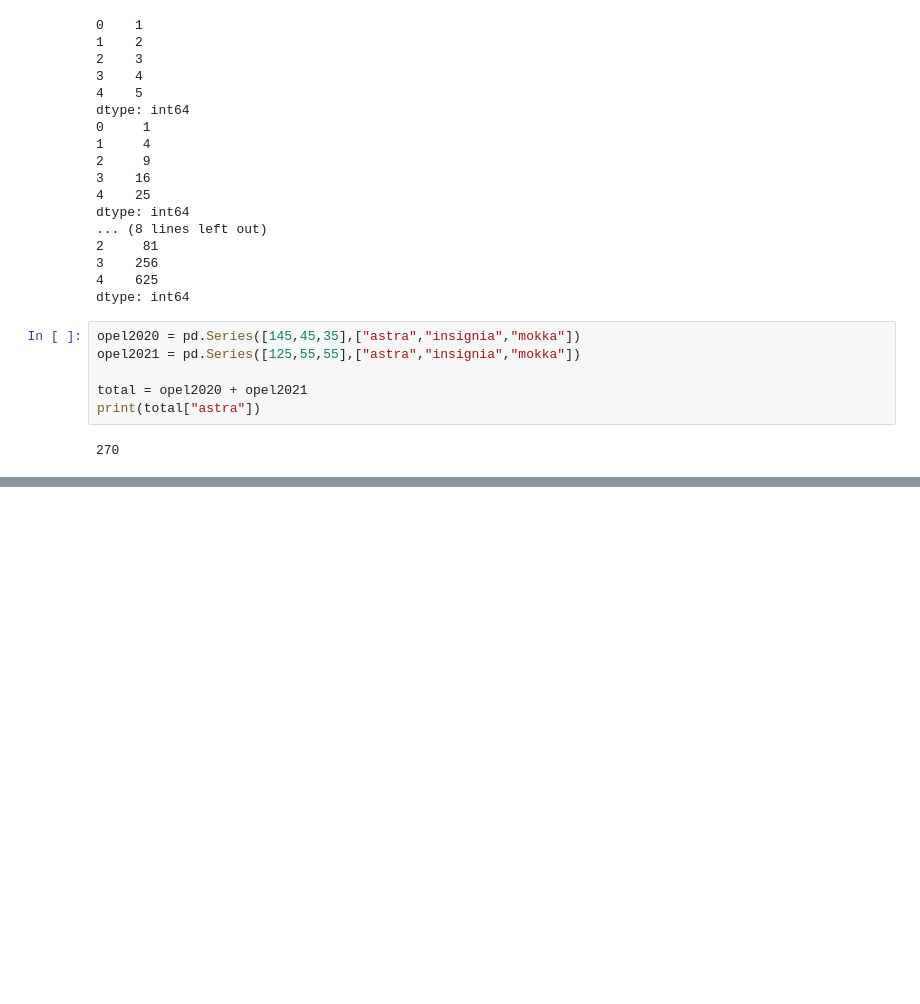
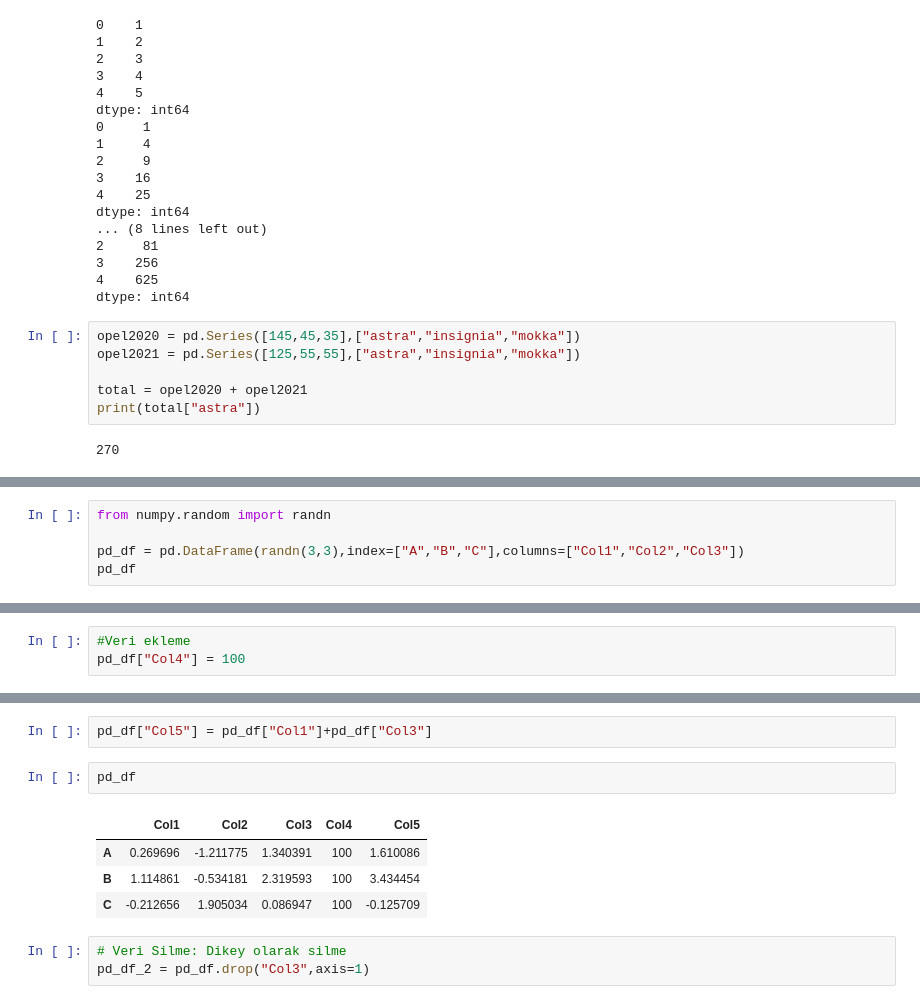
Before and after one commit to mhmtdmr/3401_23, a Jupyter notebook: 3 - pandas.ipynb, the cells around one changed output, grey strips where cells are left out. Drawn from its saved outputs; the diff is of its cells as text; blank space fills up the shorter version.

```diff
--- a/3 - pandas.ipynb
+++ b/3 - pandas.ipynb
@@ -110,0 +118,5 @@ print(total["astra"])
+# %%
+from numpy.random import randn
+
+pd_df = pd.DataFrame(randn(3,3),index=["A","B","C"],columns=["Col1","Col2","Col3"])
+pd_df
@@ -110,0 +225,3 @@ print(total["astra"])
+# %%
+#Veri ekleme
+pd_df["Col4"] = 100
@@ -110,0 +235,12 @@ print(total["astra"])
+# %%
+pd_df["Col5"] = pd_df["Col1"]+pd_df["Col3"]
+# %%
+pd_df
+# %% [output]
+|  | Col1 | Col2 | Col3 | Col4 | Col5 |
+| A | 0.269696 | -1.211775 | 1.340391 | 100 | 1.610086 |
+| B | 1.114861 | -0.534181 | 2.319593 | 100 | 3.434454 |
+| C | -0.212656 | 1.905034 | 0.086947 | 100 | -0.125709 |
+# %%
+# Veri Silme: Dikey olarak silme
+pd_df_2 = pd_df.drop("Col3",axis=1)
```
Also changed, not shown: parts of 24 cells of this notebook, 2 other files.
